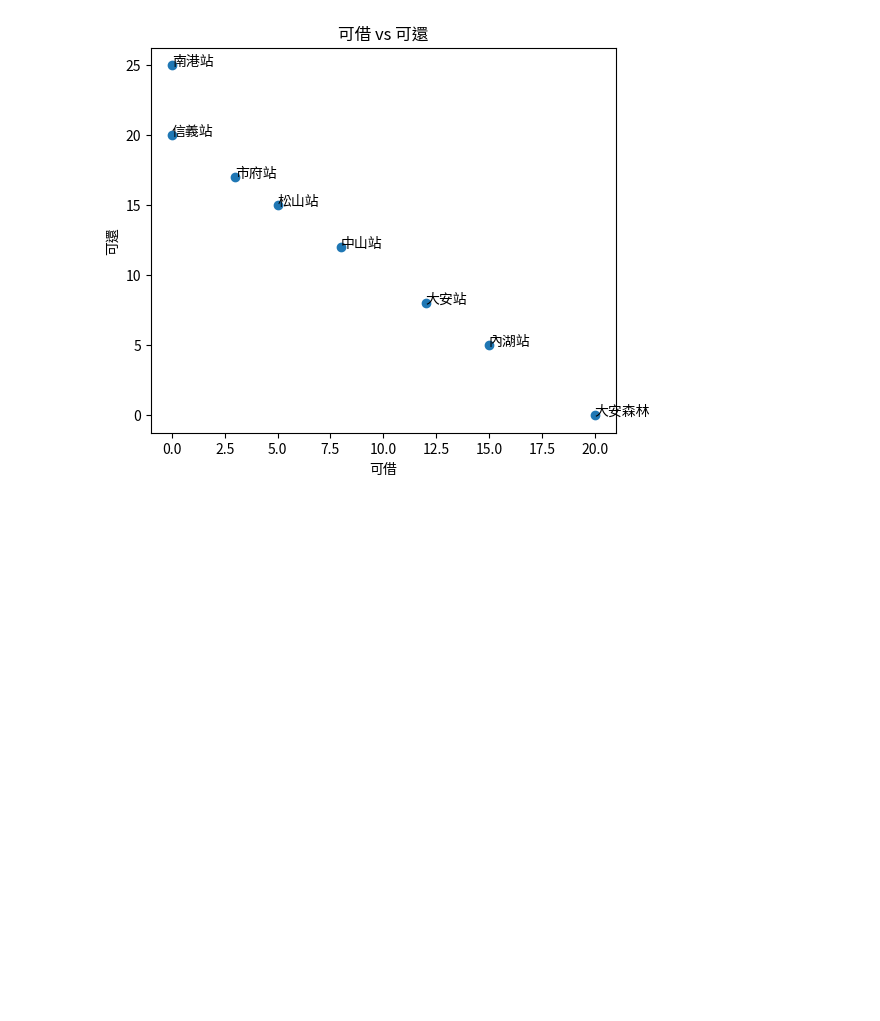
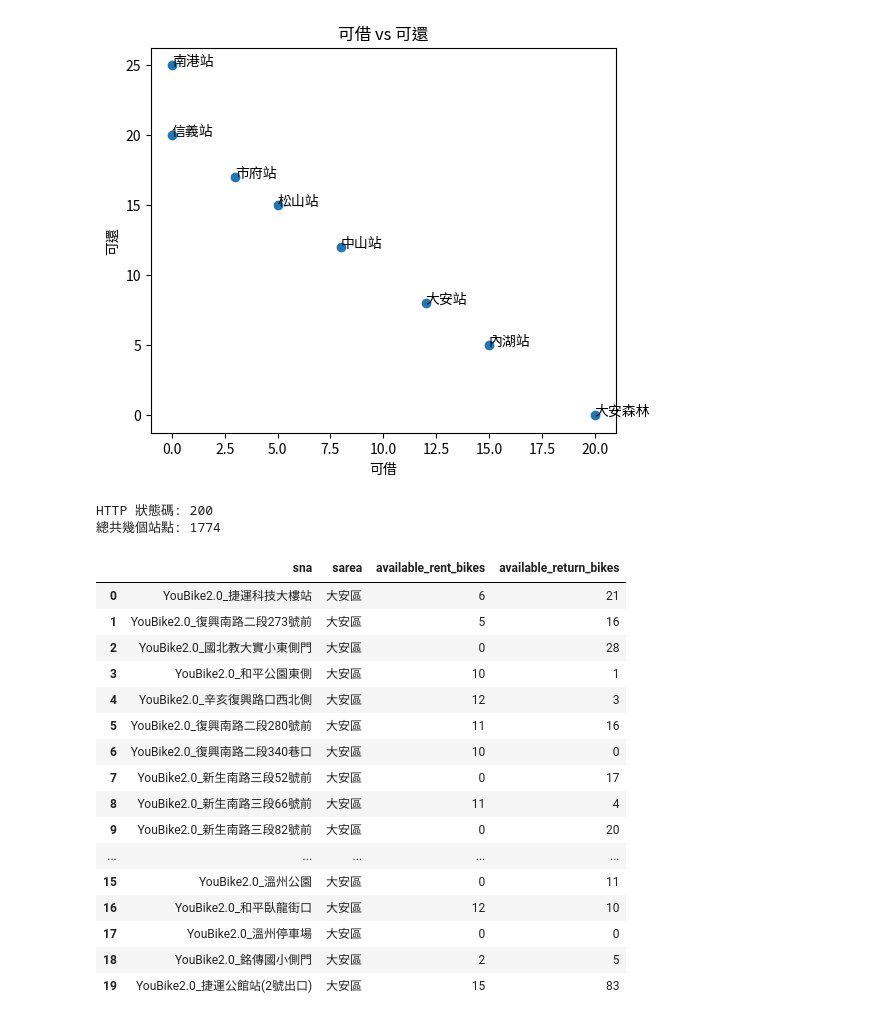
Before and after one commit to 26734abc/Jacky-, a Jupyter notebook: class01.ipynb, the cells around one changed output. Cells and saved outputs as stored; diff of their text form; code cells hidden in the pictures; blank space fills up the shorter version.

```diff
--- a/class01.ipynb
+++ b/class01.ipynb
@@ -929,3 +929,44 @@ for _, row in df.iterrows():
 plt.show()
 # %% [output]
 [figure]
+# %%
+import requests
+
+URL = "https://tcgbusfs.blob.core.windows.net/dotapp/youbike/v2/youbike_immediate.json"
+
+resp = requests.get(URL, timeout=10)
+print("HTTP 狀態碼:", resp.status_code)     # 200 = 成功
+
+records = resp.json()                        # JSON → Python 清單
+print("總共幾個站點:", len(records))
+import pandas as pd
+
+df = pd.DataFrame(records)
+
+# 把要用的數字欄位轉成數字型別
+for col in ["available_rent_bikes", "available_return_bikes", "total"]:
+    if col in df.columns:
+        df[col] = pd.to_numeric(df[col], errors="coerce")
+
+# 只看幾個重要欄位
+df[["sna", "sarea", "available_rent_bikes", "available_return_bikes"]].head(20)
+# %% [output]
+HTTP 狀態碼: 200
+總共幾個站點: 1774
+|  | sna | sarea | available_rent_bikes | available_return_bikes |
+| 0 | YouBike2.0_捷運科技大樓站 | 大安區 | 6 | 21 |
+| 1 | YouBike2.0_復興南路二段273號前 | 大安區 | 5 | 16 |
+| 2 | YouBike2.0_國北教大實小東側門 | 大安區 | 0 | 28 |
+| 3 | YouBike2.0_和平公園東側 | 大安區 | 10 | 1 |
+| 4 | YouBike2.0_辛亥復興路口西北側 | 大安區 | 12 | 3 |
+| 5 | YouBike2.0_復興南路二段280號前 | 大安區 | 11 | 16 |
+| 6 | YouBike2.0_復興南路二段340巷口 | 大安區 | 10 | 0 |
+| 7 | YouBike2.0_新生南路三段52號前 | 大安區 | 0 | 17 |
+| 8 | YouBike2.0_新生南路三段66號前 | 大安區 | 11 | 4 |
+| 9 | YouBike2.0_新生南路三段82號前 | 大安區 | 0 | 20 |
+| ... | ... | ... | ... | ... |
+| 15 | YouBike2.0_溫州公園 | 大安區 | 0 | 11 |
+| 16 | YouBike2.0_和平臥龍街口 | 大安區 | 12 | 10 |
+| 17 | YouBike2.0_溫州停車場 | 大安區 | 0 | 0 |
+| 18 | YouBike2.0_銘傳國小側門 | 大安區 | 2 | 5 |
+| 19 | YouBike2.0_捷運公館站(2號出口) | 大安區 | 15 | 83 |
```
Also changed, not shown: parts of 4 cells of this notebook.
